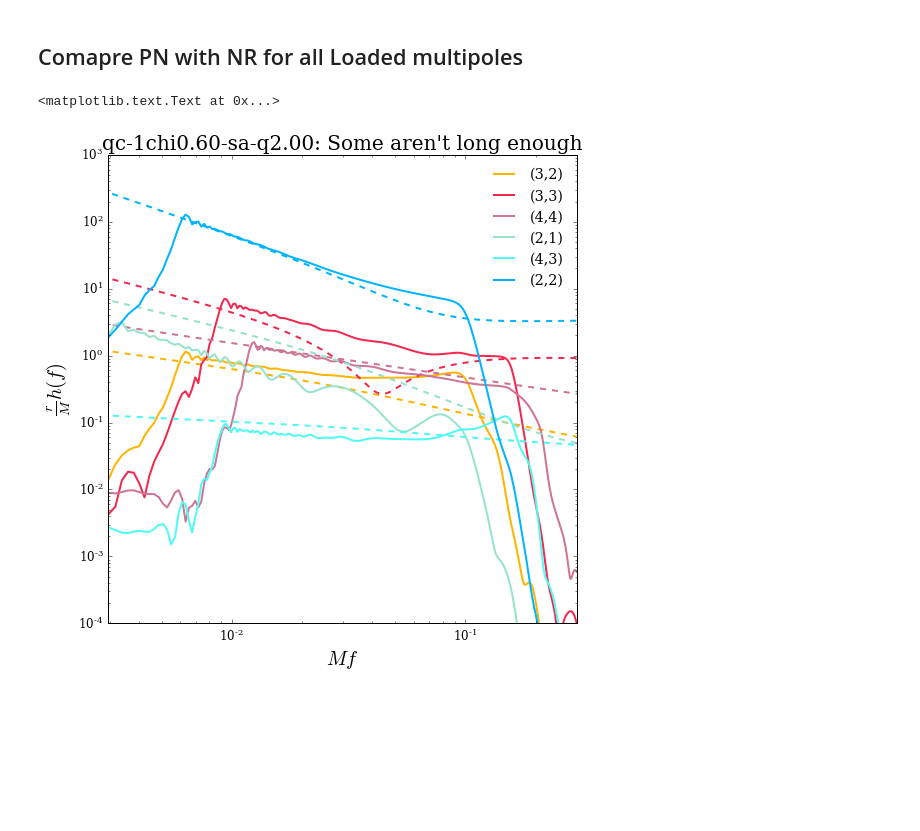
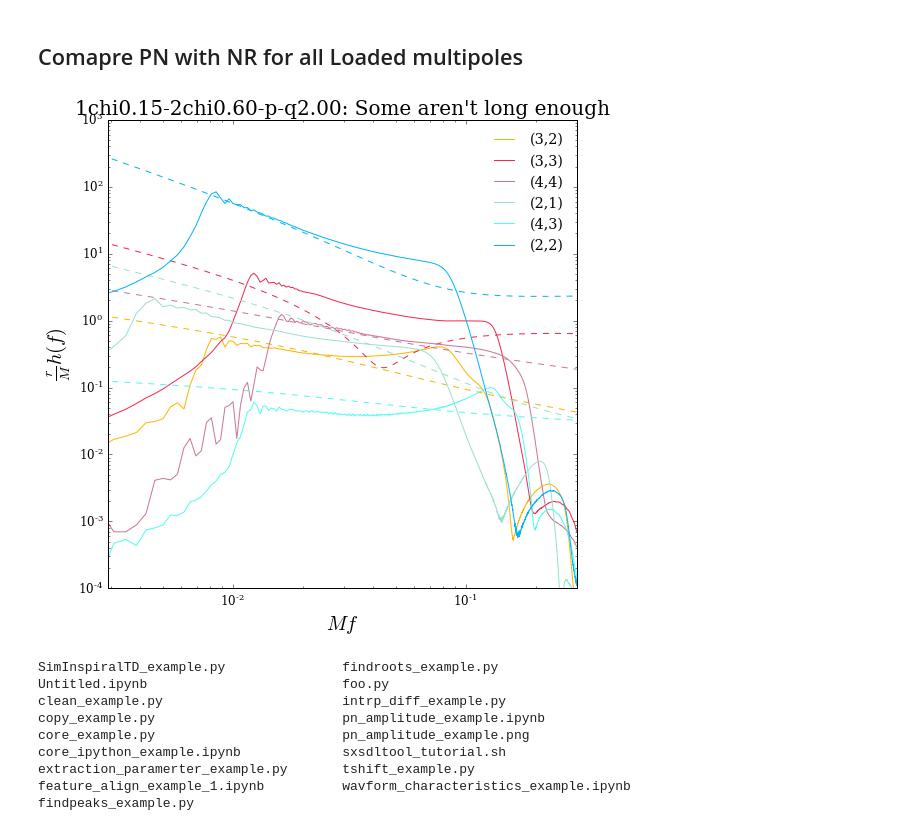
Before and after one commit to llondon6/nrutils_dev, a Jupyter notebook: examples/pn_amplitude_example.ipynb, the cells around one changed output. Saved outputs shown, nothing was run; the diff lists cells and outputs as text; code cells hidden in the pictures; blank space fills up the shorter version.

Commit message:
adding png for pn example; updating waveform used

```diff
--- a/examples/pn_amplitude_example.ipynb
+++ b/examples/pn_amplitude_example.ipynb
@@ -36,5 +51,5 @@ The autoreload extension is already loaded. To reload it, use:
 ## Load NR data and compare inpiral to PN code fr different modes
 # %%
 # Find Simulation
-A = scsearch(q=2,institute='sxs',verbose=True,unique=True)
+A = scsearch(q=2,institute='gt',verbose=True,unique=True)
 # %% [output]
@@ -49,6 +73,6 @@ A = scsearch(q=2,institute='sxs',verbose=True,unique=True)
 # %%
 # Select desired simulation
-a = A[1]
+a = A[-1]
 # %%
 # Load waveform data
 lmlist = [ (2,2), (2,1), (3,3), (3,2), (4,4), (4,3) ]
@@ -97,19 +121,19 @@ for mode in y.lm:
 # %%
 fig = figure( figsize = 1.68*array([5,5]) )
 clr = rgb( len(y.lm), reverse=True,  )
 for k,mode in enumerate(y.lm):
     hlm = y.lm[mode]['strain']
     f = hlm.f; mask = f>0
-    plot( f[mask], hlm.fd_amp[mask], color=clr[k], linewidth=2, label='(%i,%i)'%mode  )
-    plot( f[mask], pn_alm[mode], color=0.99*clr[k], linestyle='--', linewidth=2)
+    plot( f[mask], hlm.fd_amp[mask], color=clr[k], linewidth=1, label='(%i,%i)'%mode  )
+    plot( f[mask], pn_alm[mode], color=0.99*clr[k], linestyle='--', linewidth=1)
 #
 xscale('log'); yscale('log')
 xlim( [y.wstart/(4*pi),0.3] )
 ylim( [1e-4,1e3] )
 xlabel('$Mf$')
 ylabel(r'$\frac{r}{M}h(f)$')
 legend(frameon=False)
 title('%s: Some aren\'t long enough'%y.label)
+# savefig('pn_amplitude_example.png')
 # %% [output]
-<matplotlib.text.Text at 0x...>
-[figure, old version]
+[figure, new version]
@@ -117,0 +142,12 @@ title('%s: Some aren\'t long enough'%y.label)
+# %%
+ls
+# %% [output]
+SimInspiralTD_example.py               findroots_example.py
+Untitled.ipynb                         foo.py
+clean_example.py                       intrp_diff_example.py
+copy_example.py                        pn_amplitude_example.ipynb
+core_example.py                        pn_amplitude_example.png
+core_ipython_example.ipynb             sxsdltool_tutorial.sh
+extraction_paramerter_example.py       tshift_example.py
+feature_align_example_1.ipynb          wavform_characteristics_example.ipynb
+findpeaks_example.py
```
Also changed, not shown: parts of 6 cells of this notebook, 1 other file.
